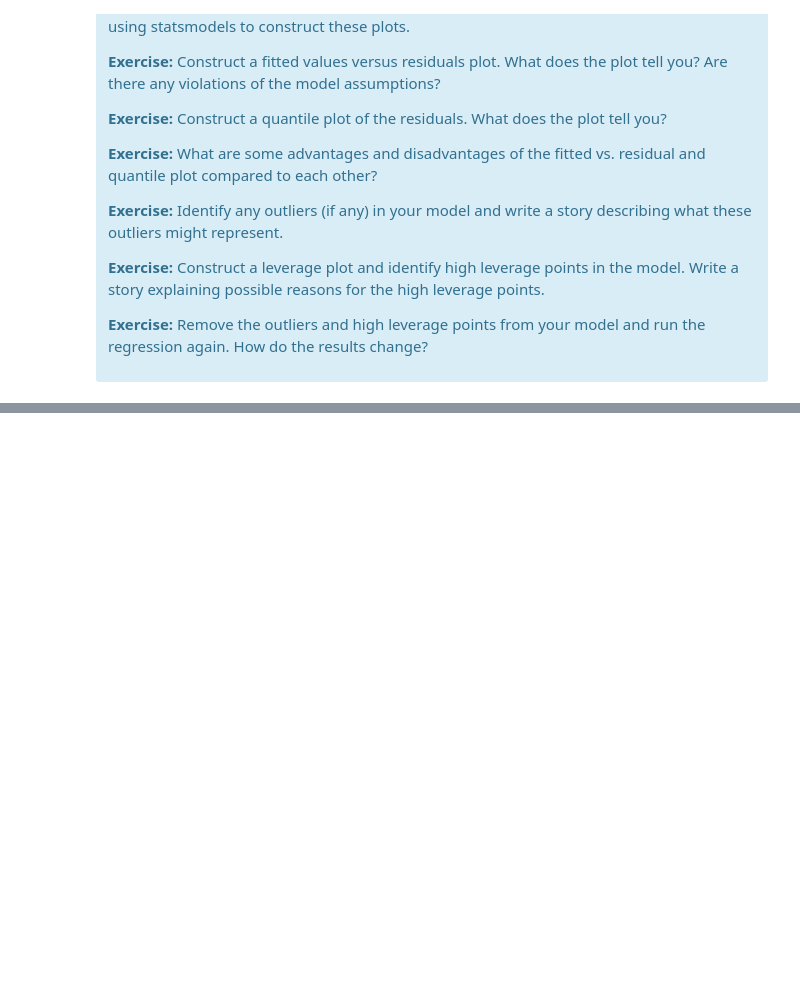
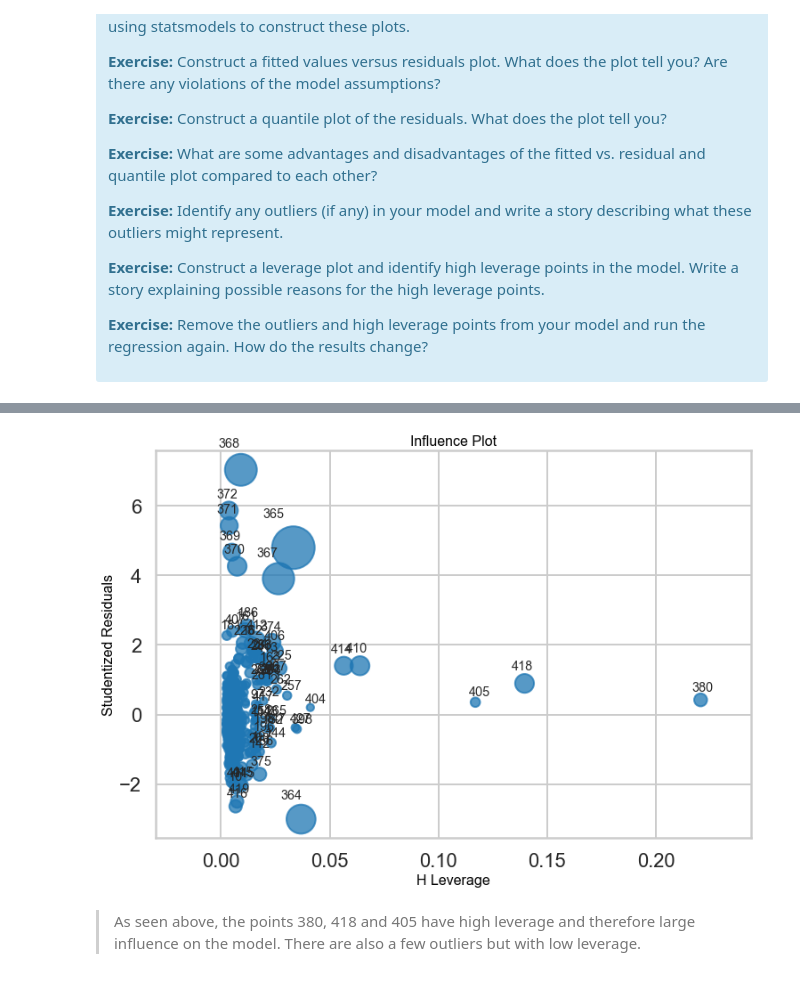
Before and after one commit to shubacca/Linear-Regression-Boston-Housing-Data, a Jupyter notebook: linear_regression/Boston_Housing_Linear_Regression.ipynb, the cells around one changed output, grey strips where cells are left out. Cells and saved outputs as stored; diff of their text form; code cells hidden in the pictures; blank space fills up the shorter version.

```diff
--- a/linear_regression/Boston_Housing_Linear_Regression.ipynb
+++ b/linear_regression/Boston_Housing_Linear_Regression.ipynb
@@ -856,0 +971,8 @@ There are some other issues that are important investigate with linear regressio
+# %%
+import statsmodels.api as sm
+fig, ax = plt.subplots(figsize=(12,8))
+fig = sm.graphics.influence_plot(three_var, ax=ax, criterion="cooks")
+# %% [output]
+[figure, added]
+# %% [markdown]
+>As seen above, the points 380, 418 and 405 have high leverage and therefore large influence on the model. There are also a few outliers but with low leverage.
```
Also changed, not shown: parts of 22 cells of this notebook.
